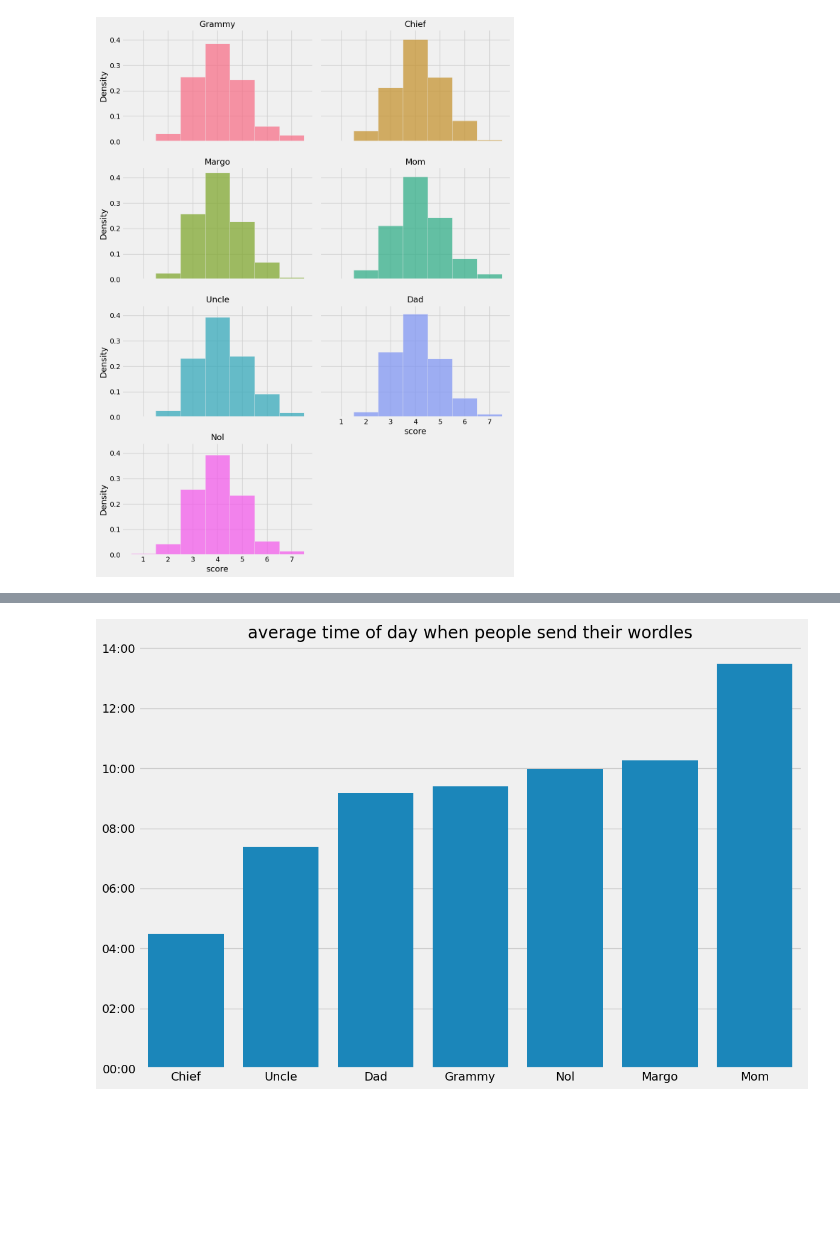
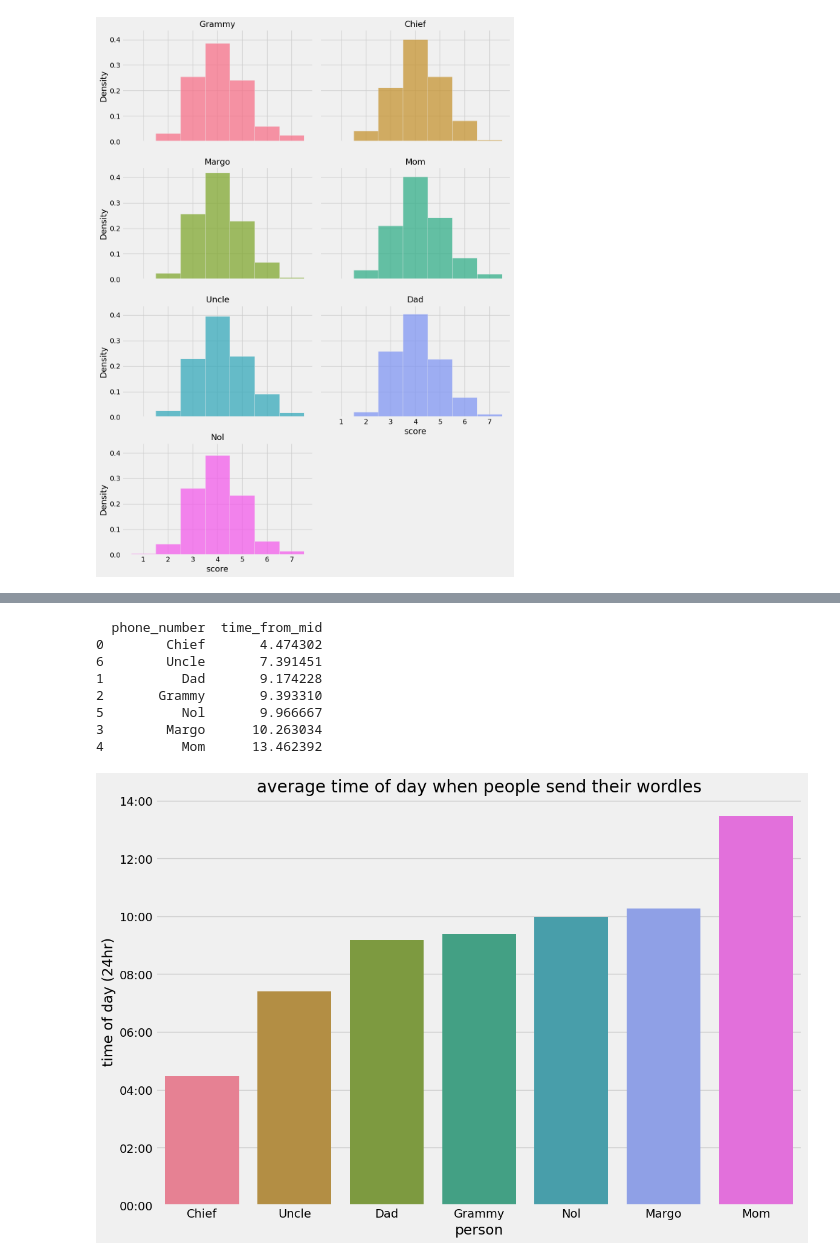
Before and after one commit to mfmiller7/WordleStats, a Jupyter notebook: wordle-scraper.ipynb, the cells around one changed output, grey strips where cells are left out. Drawn from its saved outputs; the diff is of its cells as text; code cells hidden in the pictures; blank space fills up the shorter version.

```diff
--- a/wordle-scraper.ipynb
+++ b/wordle-scraper.ipynb
@@ -215,27 +231,37 @@ time_df = pd.concat([cleaned_temp, hrmin_df], axis = 1)
 # %%
 ttm_agged = time_df.groupby('phone_number')['time_from_mid'].mean().reset_index()
 
 ttm_agged = ttm_agged.sort_values(by='time_from_mid', ascending=True)
+
+print(ttm_agged)
 
 def hours_to_time_label(hours):
     total_minutes = int(hours * 60)
     hh = total_minutes // 60
     mm = total_minutes % 60
     return f"{hh:02d}:{mm:02d}"
 
 plt.figure(figsize=(12, 8))
-sns.barplot(x='phone_number', y='time_from_mid', data=ttm_agged).set(
+sns.barplot(x='phone_number', y='time_from_mid', data=ttm_agged, hue='phone_number').set(
     title='average time of day when people send their wordles',
-    xlabel='', ylabel=''
+    xlabel='person', ylabel='time of day (24hr)'
 )
 
 max_hours = ttm_agged['time_from_mid'].max()
 plt.yticks(
     ticks=np.arange(0, 16, step=2),
     labels=[hours_to_time_label(hour) for hour in np.arange(0, 16, step=2)]
 )
 
 plt.tight_layout()
 plt.show()
 # %% [output]
+  phone_number  time_from_mid
+0        Chief       4.474302
+6        Uncle       7.391451
+1          Dad       9.174228
+2       Grammy       9.393310
+5          Nol       9.966667
+3        Margo      10.263034
+4          Mom      13.462392
-[figure, old version]
+[figure, new version]
```
Also changed, not shown: parts of 7 cells of this notebook.
